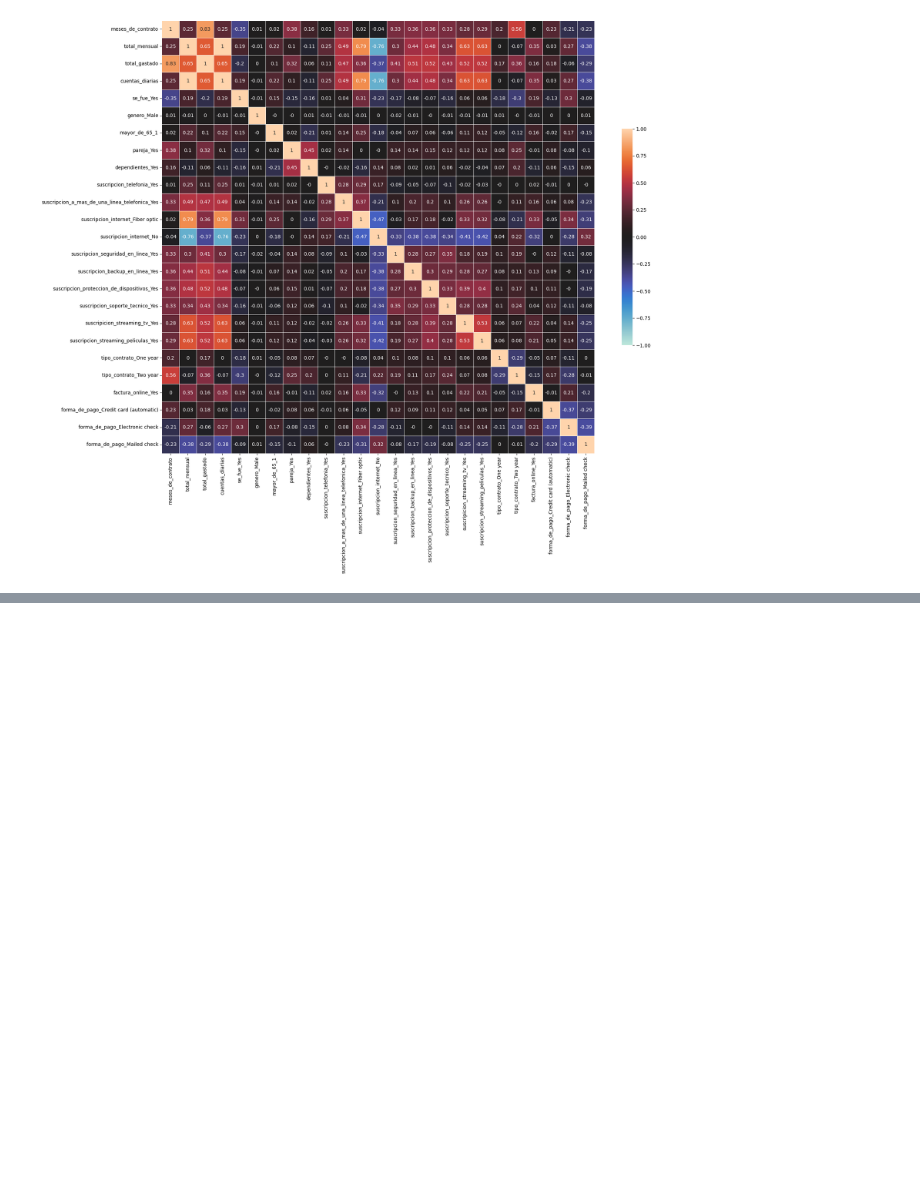
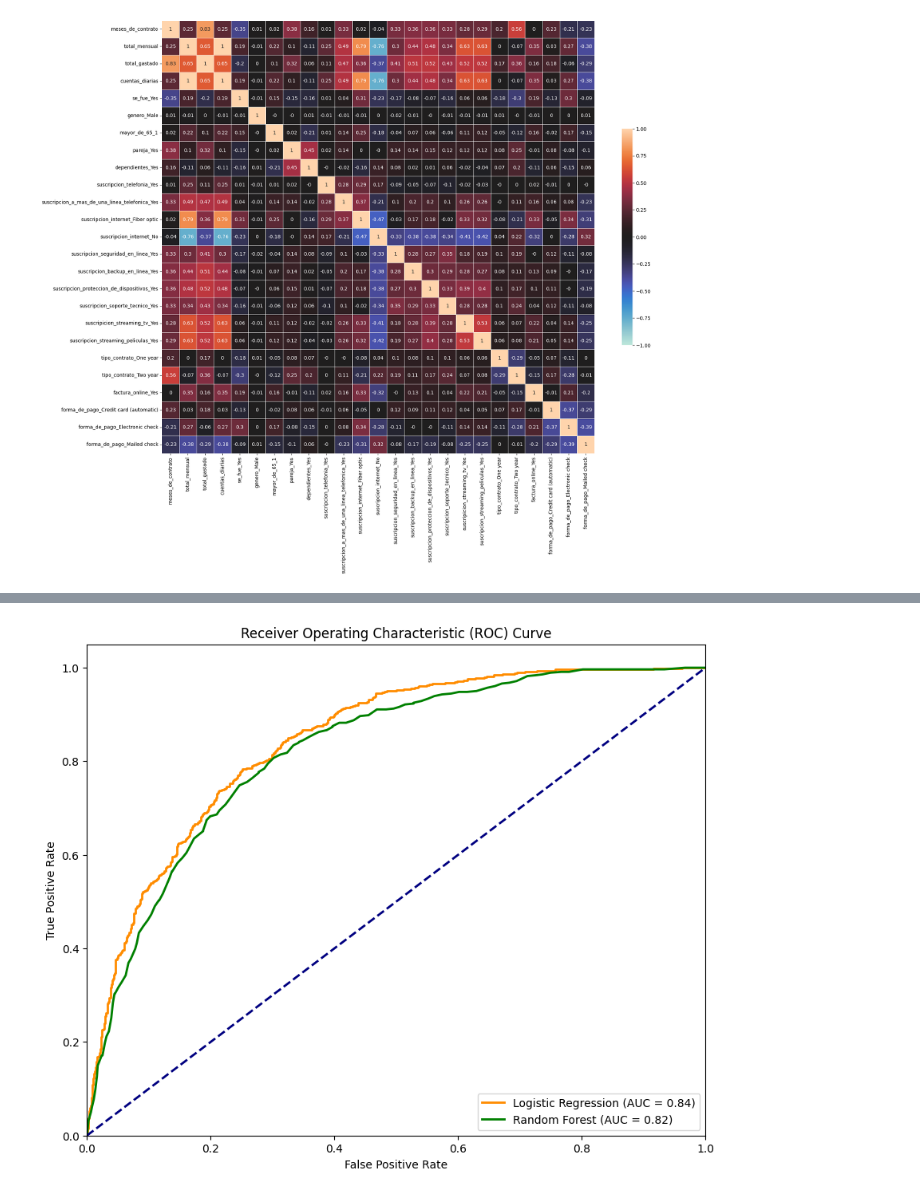
Before and after one commit to AlvinMontes/TelecomX_parte2, a Jupyter notebook: TelecomX_parte2.ipynb, the cells around one changed output, grey strips where cells are left out. Saved outputs shown, nothing was run; the diff lists cells and outputs as text; code cells hidden in the pictures; blank space fills up the shorter version.

```diff
--- a/TelecomX_parte2.ipynb
+++ b/TelecomX_parte2.ipynb
@@ -174,0 +345,5 @@ plt.show()
+# %%
+#Dividir entrenamiento y prueba
+X_train, X_test, y_train, y_test = train_test_split(
+    X, y, test_size=0.3, random_state=42, stratify=y
+)
@@ -174,0 +406,15 @@ plt.show()
+# %%
+# Instanciar y entrenar
+rf = RandomForestClassifier(random_state=42)
+rf.fit(X_train_bal, y_train_bal)
+
+# Predicciones
+y_pred_rf = rf.predict(X_test_scaled)
+y_prob_rf = rf.predict_proba(X_test_scaled)[:, 1]
+
+# Evaluación
+print("Random Forest")
+print("Exactitud:", accuracy_score(y_test, y_pred_rf))
+print("ROC AUC:", roc_auc_score(y_test, y_prob_rf))
+print("Matriz de Confusión:\n", confusion_matrix(y_test, y_pred_rf))
+print(classification_report(y_test, y_pred_rf))
@@ -174,0 +643,25 @@ plt.show()
+# %%
+from sklearn.metrics import roc_curve, auc
+
+# Calculate ROC curve for Logistic Regression
+fpr_lr, tpr_lr, thresholds_lr = roc_curve(y_test, y_prob_lr)
+roc_auc_lr = auc(fpr_lr, tpr_lr)
+
+# Calculate ROC curve for Random Forest
+fpr_rf, tpr_rf, thresholds_rf = roc_curve(y_test, y_prob_rf)
+roc_auc_rf = auc(fpr_rf, tpr_rf)
+
+# Plot ROC curves
+plt.figure(figsize=(10, 8))
+plt.plot(fpr_lr, tpr_lr, color='darkorange', lw=2, label='Logistic Regression (AUC = %0.2f)' % roc_auc_lr)
+plt.plot(fpr_rf, tpr_rf, color='green', lw=2, label='Random Forest (AUC = %0.2f)' % roc_auc_rf)
+plt.plot([0, 1], [0, 1], color='navy', lw=2, linestyle='--')
+plt.xlim([0.0, 1.0])
+plt.ylim([0.0, 1.05])
+plt.xlabel('False Positive Rate')
+plt.ylabel('True Positive Rate')
+plt.title('Receiver Operating Characteristic (ROC) Curve')
+plt.legend(loc="lower right")
+plt.show()
+# %% [output]
+[figure, added]
```
Also changed, not shown: parts of 34 cells of this notebook.
